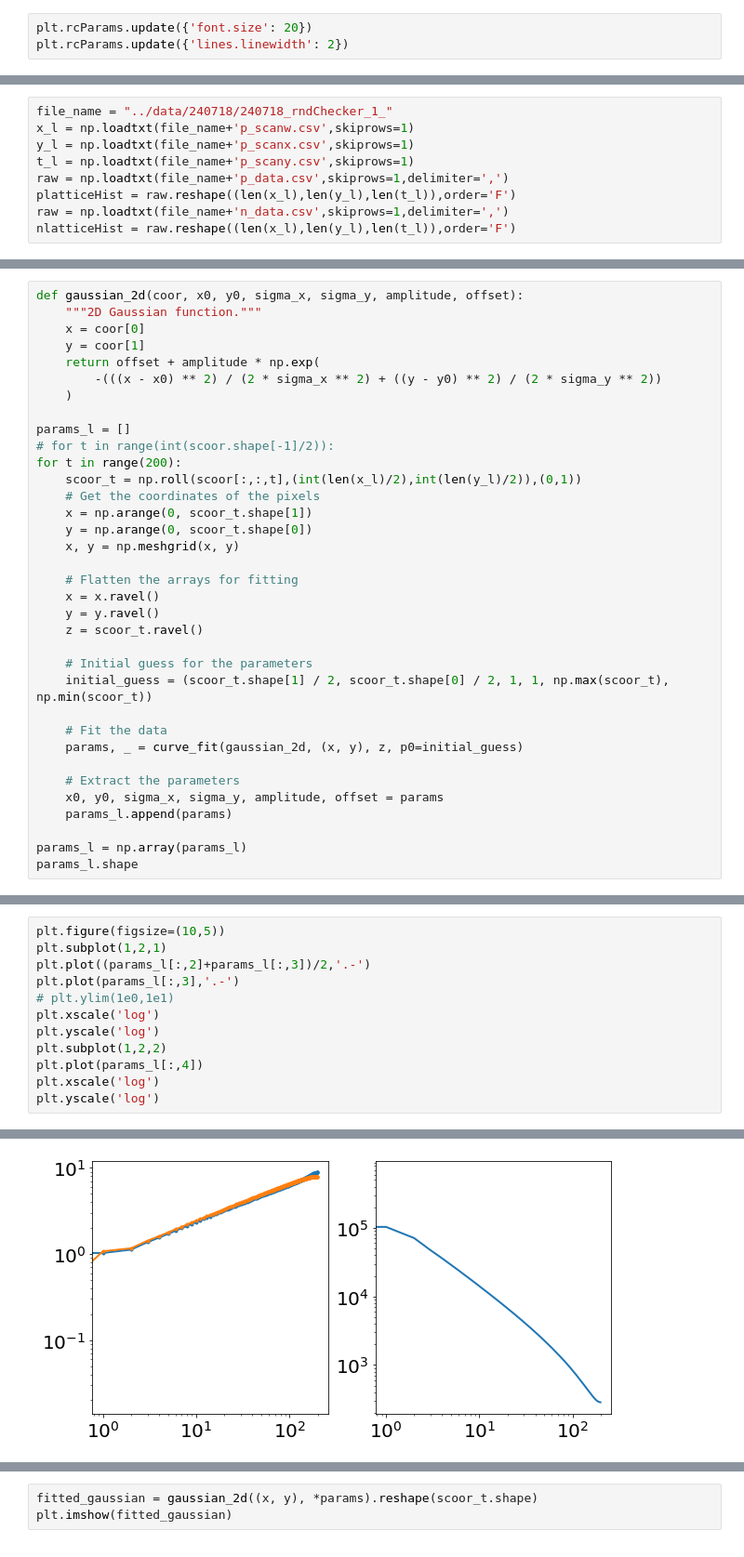
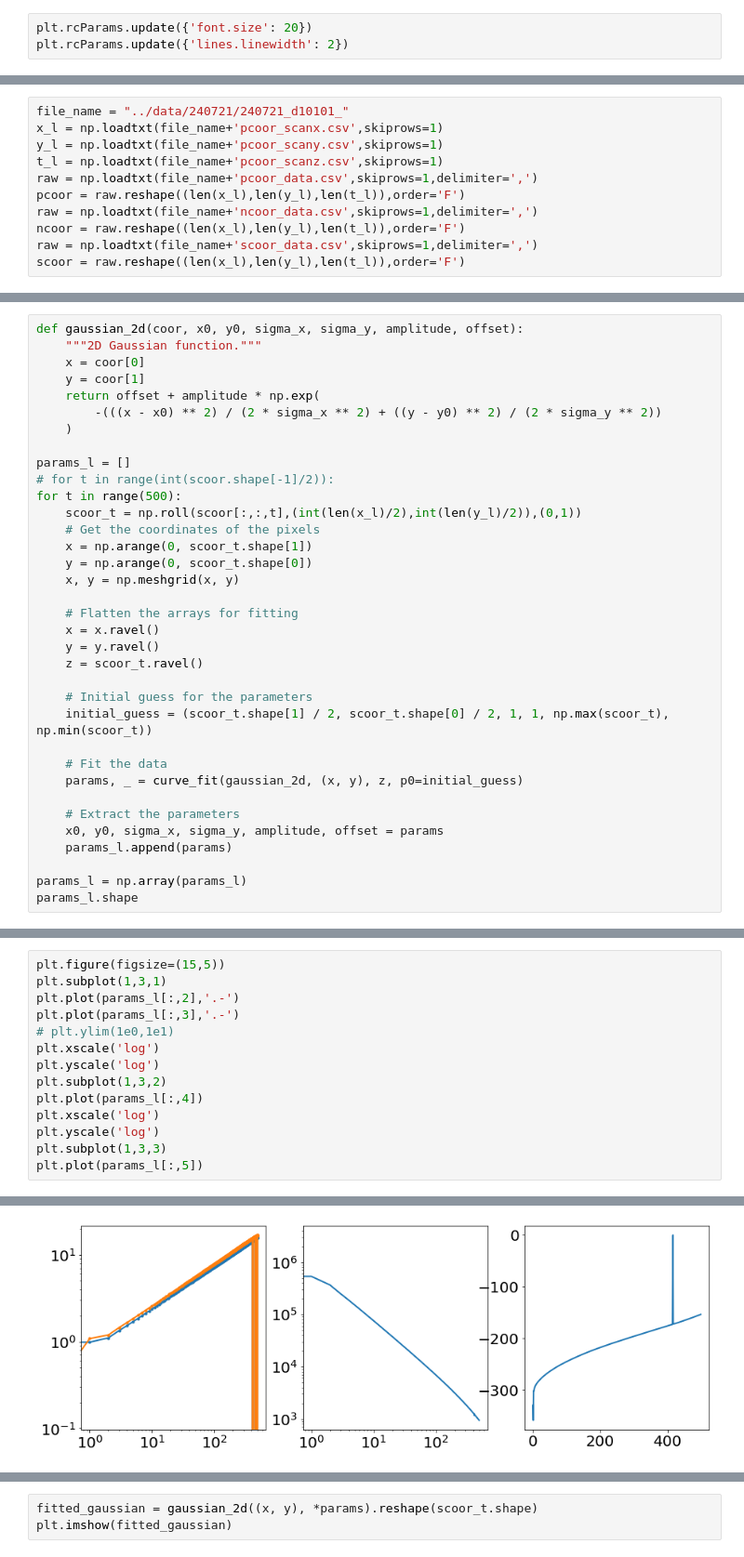
Before and after one commit to zsxqblz/SEP, a Jupyter notebook: visualization/visualization_240721d.ipynb, the cells around one changed output, grey strips where cells are left out. Shown at 93% size. Drawn from its saved outputs; the diff is of its cells as text.

```diff
--- a/visualization/visualization_240721d.ipynb
+++ b/visualization/visualization_240721d.ipynb
@@ -27,9 +15,11 @@ def genAnime(fig,ax,t_l,x_l,y_l,latticeHist):
 # %%
-file_name = "../data/240718/240718_rndChecker_1_"
-x_l = np.loadtxt(file_name+'p_scanw.csv',skiprows=1)
-y_l = np.loadtxt(file_name+'p_scanx.csv',skiprows=1)
-t_l = np.loadtxt(file_name+'p_scany.csv',skiprows=1)
-raw = np.loadtxt(file_name+'p_data.csv',skiprows=1,delimiter=',')
-platticeHist = raw.reshape((len(x_l),len(y_l),len(t_l)),order='F')
-raw = np.loadtxt(file_name+'n_data.csv',skiprows=1,delimiter=',')
-nlatticeHist = raw.reshape((len(x_l),len(y_l),len(t_l)),order='F')
+file_name = "../data/240721/240721_d10101_"
+x_l = np.loadtxt(file_name+'pcoor_scanx.csv',skiprows=1)
+y_l = np.loadtxt(file_name+'pcoor_scany.csv',skiprows=1)
+t_l = np.loadtxt(file_name+'pcoor_scanz.csv',skiprows=1)
+raw = np.loadtxt(file_name+'pcoor_data.csv',skiprows=1,delimiter=',')
+pcoor = raw.reshape((len(x_l),len(y_l),len(t_l)),order='F')
+raw = np.loadtxt(file_name+'ncoor_data.csv',skiprows=1,delimiter=',')
+ncoor = raw.reshape((len(x_l),len(y_l),len(t_l)),order='F')
+raw = np.loadtxt(file_name+'scoor_data.csv',skiprows=1,delimiter=',')
+scoor = raw.reshape((len(x_l),len(y_l),len(t_l)),order='F')
@@ -118,7 +79,7 @@ def gaussian_2d(coor, x0, y0, sigma_x, sigma_y, amplitude, offset):
 
 params_l = []
 # for t in range(int(scoor.shape[-1]/2)):
-for t in range(200):
+for t in range(500):
     scoor_t = np.roll(scoor[:,:,t],(int(len(x_l)/2),int(len(y_l)/2)),(0,1))
     # Get the coordinates of the pixels
     x = np.arange(0, scoor_t.shape[1])
@@ -147,13 +108,15 @@ params_l.shape
 # %%
-plt.figure(figsize=(10,5))
-plt.subplot(1,2,1)
-plt.plot((params_l[:,2]+params_l[:,3])/2,'.-')
+plt.figure(figsize=(15,5))
+plt.subplot(1,3,1)
+plt.plot(params_l[:,2],'.-')
 plt.plot(params_l[:,3],'.-')
 # plt.ylim(1e0,1e1)
 plt.xscale('log')
 plt.yscale('log')
-plt.subplot(1,2,2)
+plt.subplot(1,3,2)
 plt.plot(params_l[:,4])
 plt.xscale('log')
 plt.yscale('log')
+plt.subplot(1,3,3)
+plt.plot(params_l[:,5])
 # %% [output]
@@ -160,3 +124,3 @@ plt.yscale('log')
-[figure, old version]
+[figure, new version]
 # %%
 slope_start = 10
```
Also changed, not shown: parts of 40 cells of this notebook, 1 other file.
